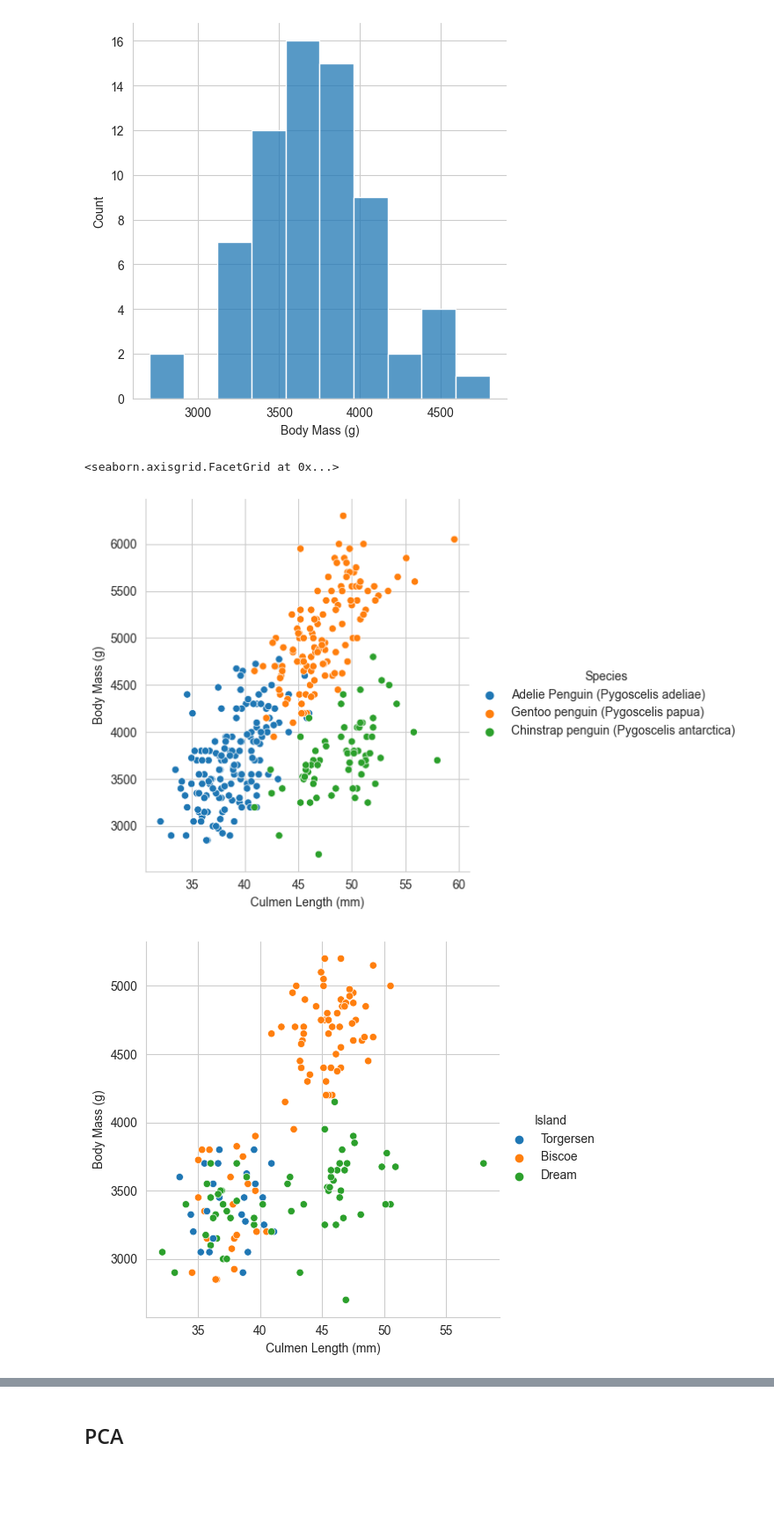
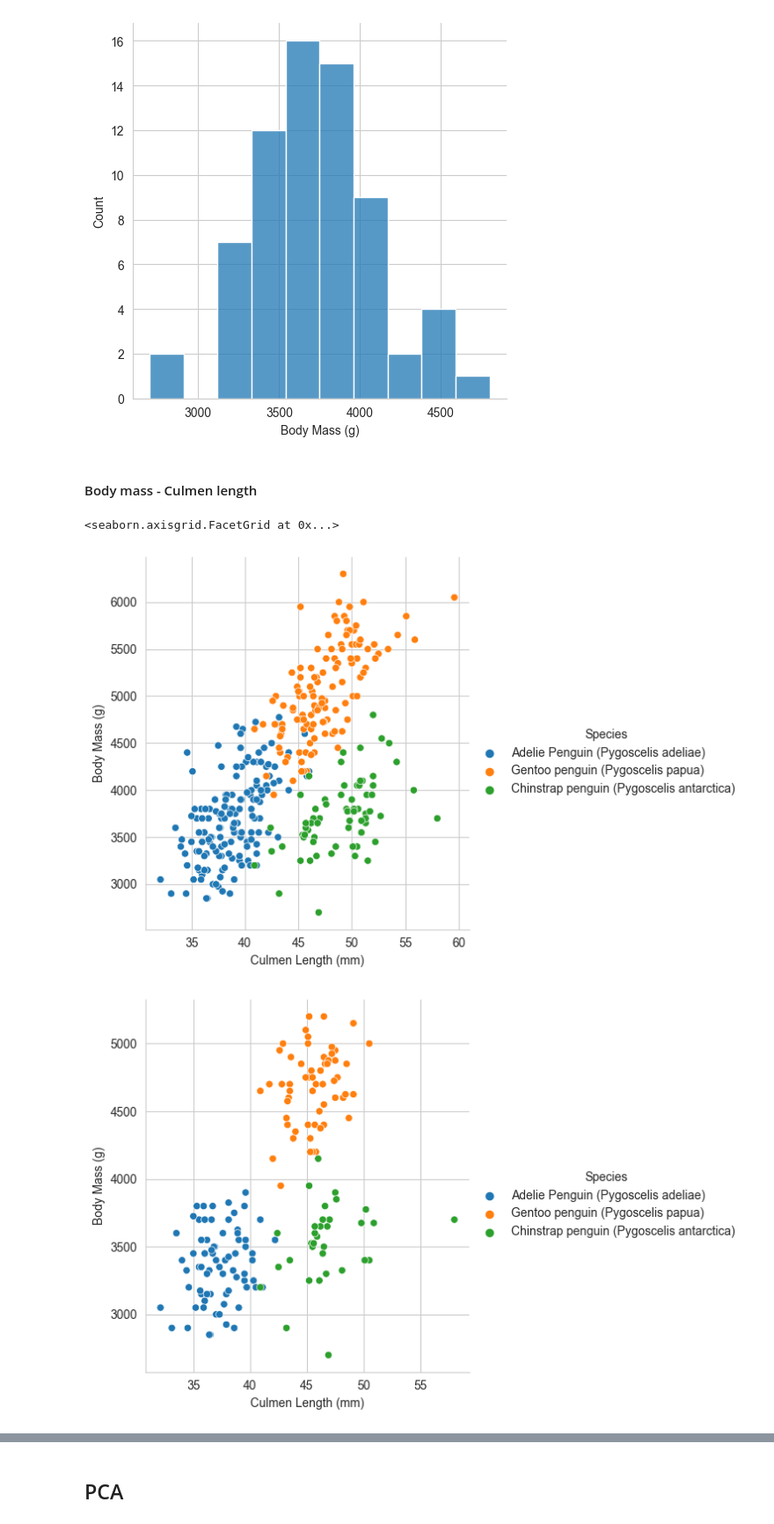
Before and after one commit to jagiraldom/Feature_processing, a Jupyter notebook: PenguinsEx.ipynb, the cells around one changed output, grey strips where cells are left out. Shown at 88% size. Drawn from its saved outputs; the diff is of its cells as text; code cells hidden in the pictures; blank space fills up the shorter version.

```diff
--- a/PenguinsEx.ipynb
+++ b/PenguinsEx.ipynb
@@ -291,24 +290,22 @@ sns.displot(chin_pen, x="Body Mass (g)")
 [figure]
 [figure]
 [figure]
+# %% [markdown]
+#### Body mass - Culmen length
 # %%
 sns.relplot(
     data=penguins_raw,
     x="Culmen Length (mm)", y="Body Mass (g)", hue="Species"
 )
 sns.relplot(
     data=female_pen,
-    x="Culmen Length (mm)", y="Body Mass (g)", hue="Island"
+    x="Culmen Length (mm)", y="Body Mass (g)", hue="Species"
 )
 sns.relplot(
     data=male_pen,
-    x="Culmen Length (mm)", y="Body Mass (g)", hue="Island"
+    x="Culmen Length (mm)", y="Body Mass (g)", hue="Species"
 )
-sns.relplot(
-    data=penguins_raw,
-    x="Delta 13 C (o/oo)", y="Delta 15 N (o/oo)", hue="Sex"
-)
 # %% [output]
 <seaborn.axisgrid.FacetGrid at 0x...>
 [figure]
-[figure, old version]
+[figure, new version]
```
Also changed, not shown: parts of 12 cells of this notebook, 1 other file.
